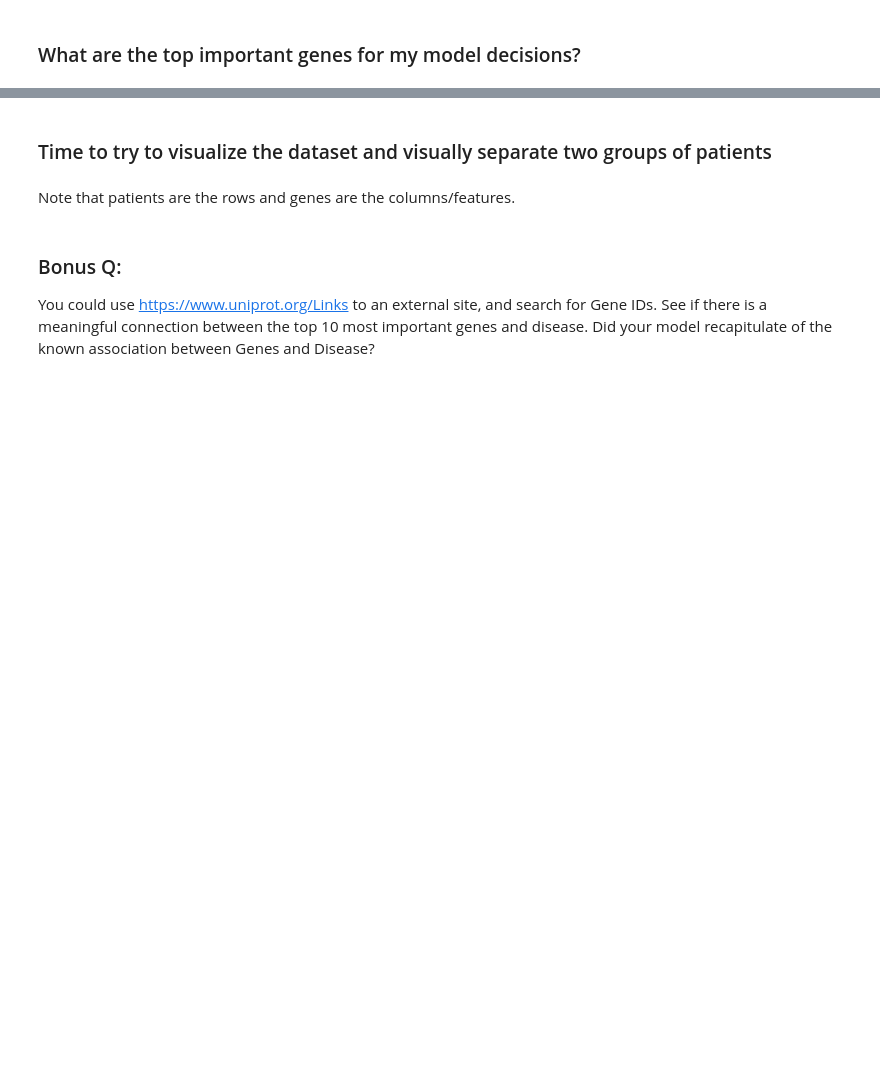
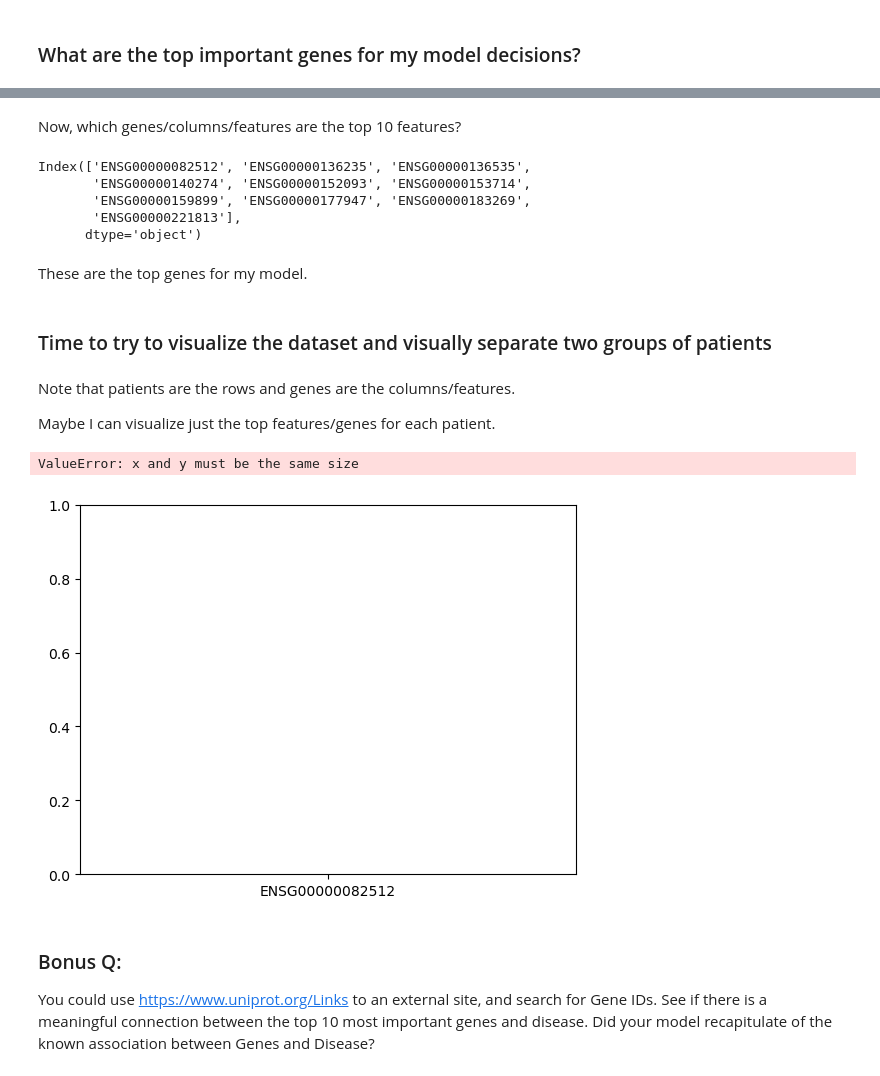
Before and after one commit to darianyang/MachineLearning, a Jupyter notebook: hw3/Lab3_DTY.ipynb, the cells around one changed output, grey strips where cells are left out. Cells and saved outputs as stored; diff of their text form; code cells hidden in the pictures; blank space fills up the shorter version.

Commit message:
finished looking at top 10 genes and looking at possible disease relations

```diff
--- a/hw3/Lab3_DTY.ipynb
+++ b/hw3/Lab3_DTY.ipynb
@@ -610,0 +706,4 @@ Here I can take my feature selection data and look at the rankings.
+# %%
+lasso_cv = linear_model.LassoCV().fit(train_x_scaled_cols, train_y.iloc[:,1])
+lasso = linear_model.Lasso(alpha=lasso_cv.alpha_).fit(train_x_scaled_cols, train_y.iloc[:,1])
+lasso
@@ -610,0 +715,9 @@ Here I can take my feature selection data and look at the rankings.
+# %%
+model_sel = SelectFromModel(estimator=lasso, prefit=True)
+model_sel.fit(train_x_scaled_cols, train_y.iloc[:,1])
+print(model_sel.estimator_.coef_)
+#print(model_sel.feature_names_in_.shape)
+red_train_x = model_sel.transform(train_x_scaled_cols)
+print(red_train_x.shape)
+
+# can't get feature names out for now, will just skip to rfe
@@ -610,0 +727,9 @@ Here I can take my feature selection data and look at the rankings.
+# %%
+rfe = RFE(lasso, n_features_to_select=10, step=0.01, verbose=1)
+#rfe = RFECV(lasso)
+#rfe.fit(red_train_x, y_train)
+rfe.fit(train_x_scaled_cols, train_y.iloc[:,1])
+
+# summarize the selection of the attributes
+print(rfe.support_.shape)
+print(rfe.ranking_.shape)
@@ -610,0 +760,4 @@ Here I can take my feature selection data and look at the rankings.
+# %%
+dfBool = pd.Series(rfe.support_)
+train_x_scaled_top10 = train_x_scaled_cols[train_x_scaled_cols.columns[dfBool]]
+test_x_scaled_top10 = test_x_scaled_cols[test_x_scaled_cols.columns[dfBool]]
@@ -611,7 +789,26 @@ Here I can take my feature selection data and look at the rankings.
+# %% [markdown]
+Now, which genes/columns/features are the top 10 features?
+# %%
+test_x_scaled_top10.columns
+# %% [output]
+Index(['ENSG00000082512', 'ENSG00000136235', 'ENSG00000136535',
+       'ENSG00000140274', 'ENSG00000152093', 'ENSG00000153714',
+       'ENSG00000159899', 'ENSG00000177947', 'ENSG00000183269',
+       'ENSG00000221813'],
+      dtype='object')
+# %% [markdown]
+These are the top genes for my model.
 # %% [markdown]
 ### Time to try to visualize the dataset and visually separate two groups of patients
 # %% [markdown]
 Note that patients are the rows and genes are the columns/features.
+
+Maybe I can visualize just the top features/genes for each patient.
+# %%
+plt.scatter(test_x_scaled_top10.columns, test_x_scaled_top10)
+# %% [output]
+ValueError: x and y must be the same size
+[figure, added]
 # %% [markdown]
 ### Bonus Q:
 You could use https://www.uniprot.org/Links to an external site, and search for Gene IDs. See if there is a meaningful connection between the top 10 most important genes and disease. Did your model recapitulate of the known association between Genes and Disease?
```
Also changed, not shown: parts of 36 cells of this notebook, 1 other file.
